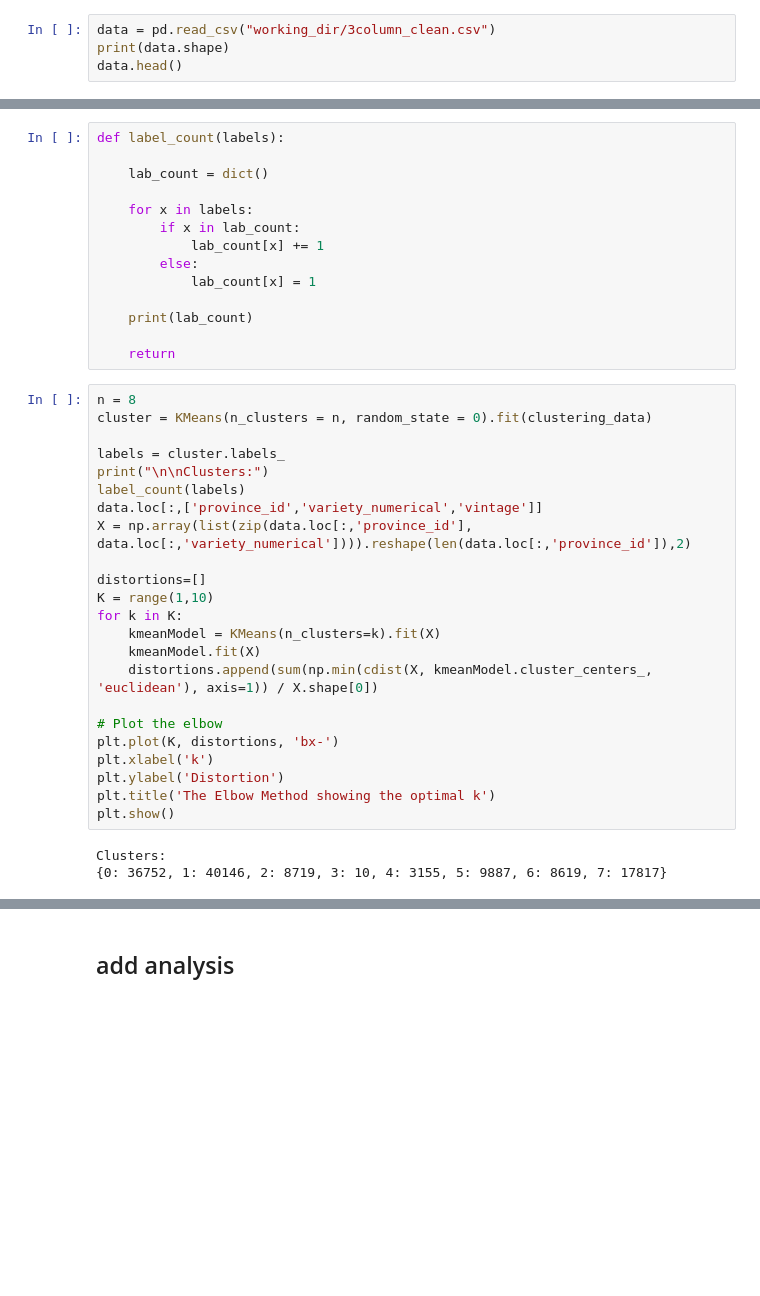
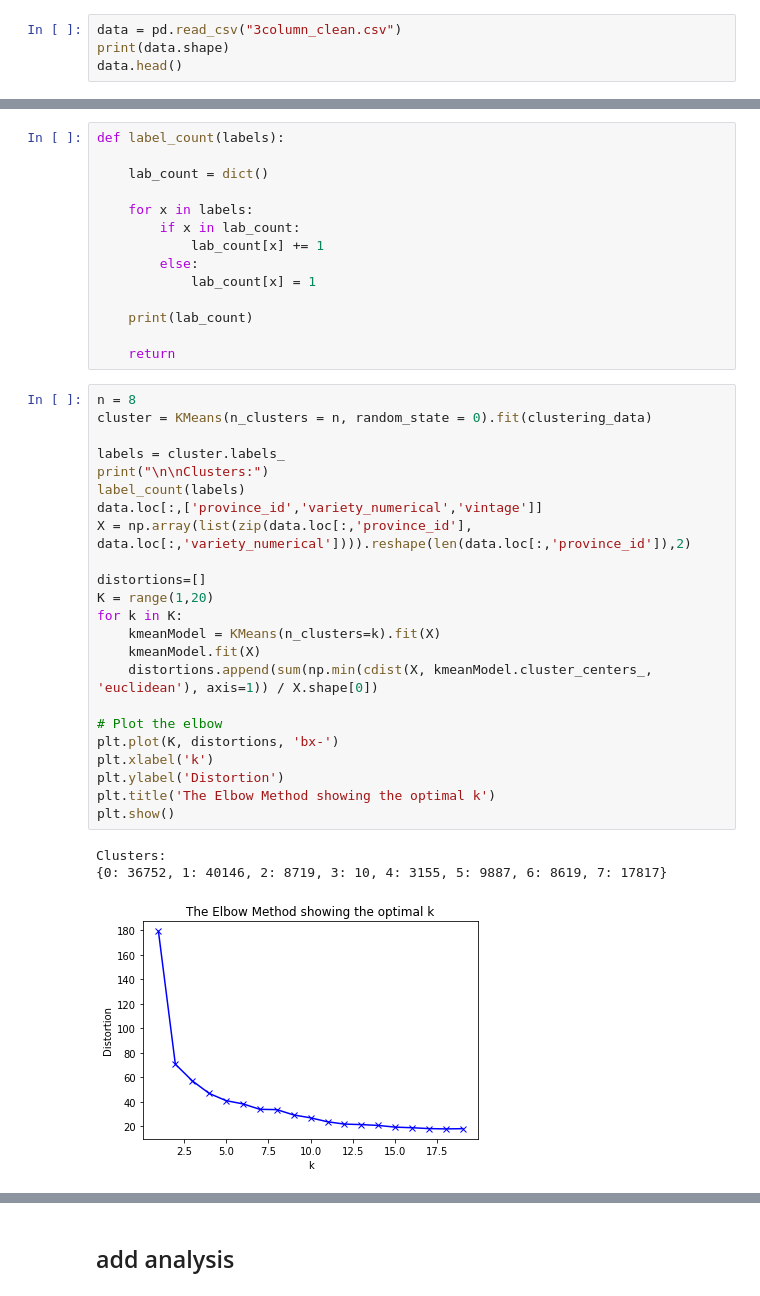
Before and after one commit to jems2019/CMPE257, a Jupyter notebook: working_dir/wine_clustering_with_labels.ipynb, the cells around one changed output, grey strips where cells are left out. Cells and saved outputs as stored; diff of their text form; blank space fills up the shorter version.

```diff
--- a/working_dir/wine_clustering_with_labels.ipynb
+++ b/working_dir/wine_clustering_with_labels.ipynb
@@ -14,7 +15,7 @@ import warnings
 # %% [markdown]
 Load our cleaned data, where we have converted the province and variety from a categorical attribute to a numerical attribute and extracted the vintage of each wine form the title. After removing the samples with null values, we reduced the size of our dataset from 125000 to 22000.
 # %%
-data = pd.read_csv("working_dir/3column_clean.csv")
+data = pd.read_csv("3column_clean.csv")
 print(data.shape)
 data.head()
 # %% [output]
@@ -58,29 +59,30 @@ def label_count(labels):
 # %%
 n = 8
 cluster = KMeans(n_clusters = n, random_state = 0).fit(clustering_data)
 
 labels = cluster.labels_
 print("\n\nClusters:")
 label_count(labels)
 data.loc[:,['province_id','variety_numerical','vintage']]
 X = np.array(list(zip(data.loc[:,'province_id'], data.loc[:,'variety_numerical']))).reshape(len(data.loc[:,'province_id']),2)
 
 distortions=[]
-K = range(1,10)
+K = range(1,20)
 for k in K:
     kmeanModel = KMeans(n_clusters=k).fit(X)
     kmeanModel.fit(X)
     distortions.append(sum(np.min(cdist(X, kmeanModel.cluster_centers_, 'euclidean'), axis=1)) / X.shape[0])
 
 # Plot the elbow
 plt.plot(K, distortions, 'bx-')
 plt.xlabel('k')
 plt.ylabel('Distortion')
 plt.title('The Elbow Method showing the optimal k')
 plt.show()
 # %% [output]
 Clusters:
 {0: 36752, 1: 40146, 2: 8719, 3: 10, 4: 3155, 5: 9887, 6: 8619, 7: 17817}
+[figure, added]
 # %%
 plt.scatter(data.loc[:,'province_id'], data.loc[:,'variety_numerical'], c=labels, cmap='rainbow')
 plt.show()
```
Also changed, not shown: parts of 7 cells of this notebook.
